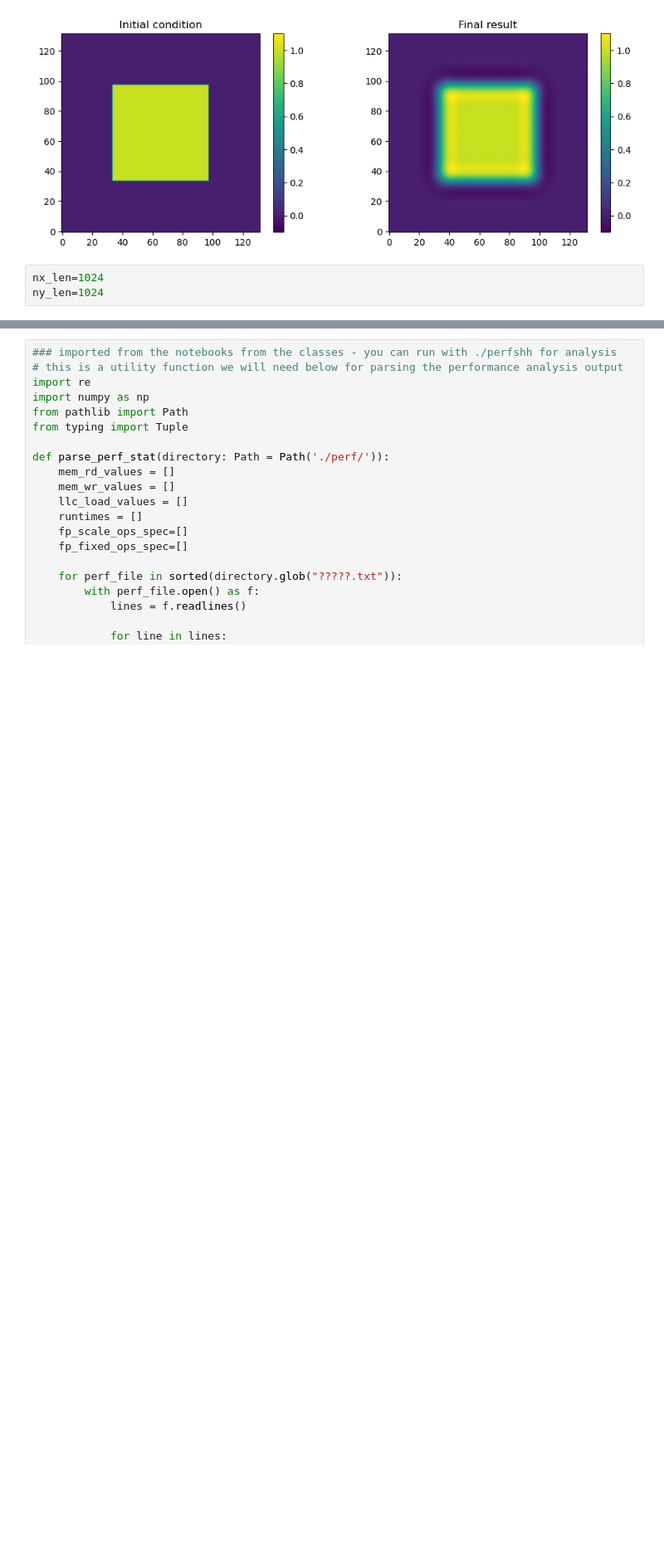
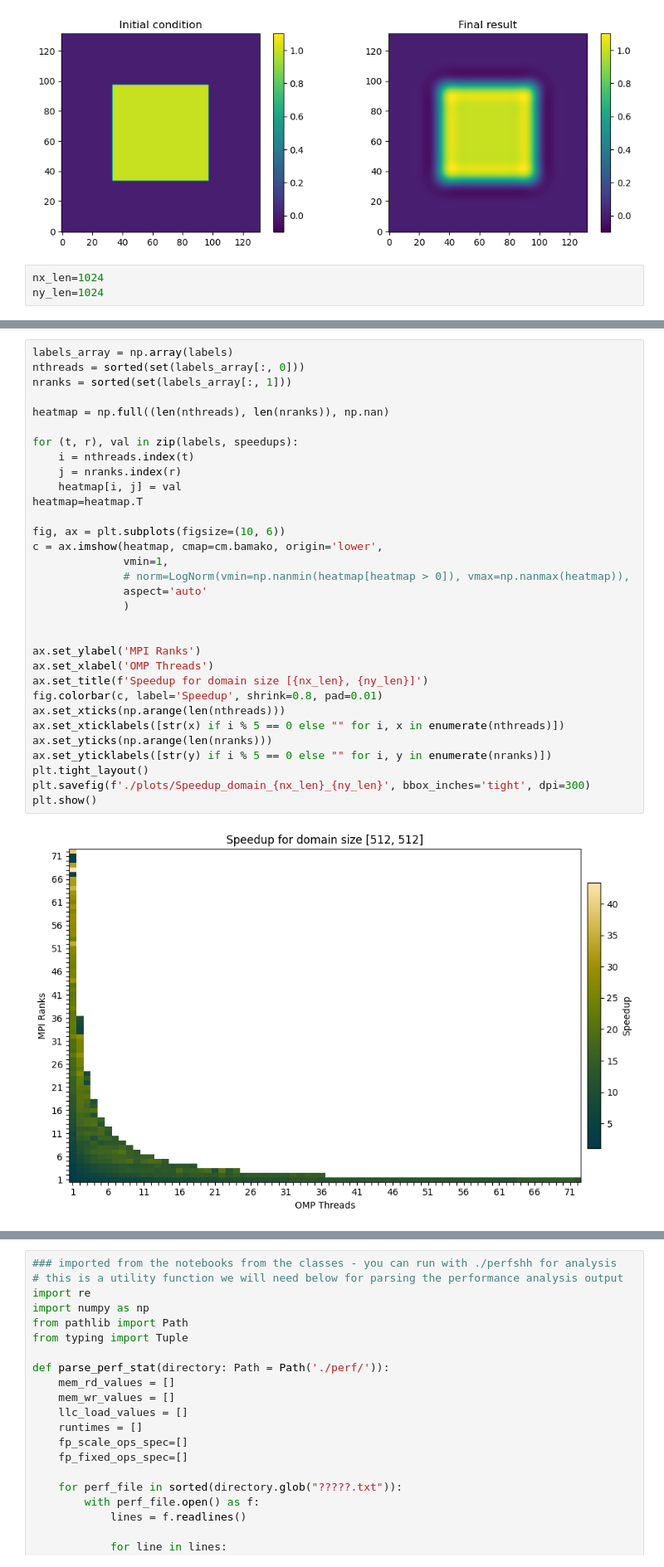
Before and after one commit to Rainette9/HPC4WC_proj5, a Jupyter notebook: OPENMP_MPI.ipynb, the cells around one changed output, grey strips where cells are left out. Shown at 83% size. Drawn from its saved outputs; the diff is of its cells as text; blank space fills up the shorter version.

```diff
--- a/OPENMP_MPI.ipynb
+++ b/OPENMP_MPI.ipynb
@@ -289,3 +307,37 @@ plt.show()
+# %%
+labels_array = np.array(labels)
+nthreads = sorted(set(labels_array[:, 0]))
+nranks = sorted(set(labels_array[:, 1]))
+
+heatmap = np.full((len(nthreads), len(nranks)), np.nan)
+
+for (t, r), val in zip(labels, speedups):
+    i = nthreads.index(t)
+    j = nranks.index(r)
+    heatmap[i, j] = val
+heatmap=heatmap.T
+
+fig, ax = plt.subplots(figsize=(10, 6))
+c = ax.imshow(heatmap, cmap=cm.bamako, origin='lower',
+              vmin=1,
+              # norm=LogNorm(vmin=np.nanmin(heatmap[heatmap > 0]), vmax=np.nanmax(heatmap)),
+              aspect='auto'
+              )
+
+
+ax.set_ylabel('MPI Ranks')
+ax.set_xlabel('OMP Threads')
+ax.set_title(f'Speedup for domain size [{nx_len}, {ny_len}]')
+fig.colorbar(c, label='Speedup', shrink=0.8, pad=0.01)
+ax.set_xticks(np.arange(len(nthreads)))
+ax.set_xticklabels([str(x) if i % 5 == 0 else "" for i, x in enumerate(nthreads)])
+ax.set_yticks(np.arange(len(nranks)))
+ax.set_yticklabels([str(y) if i % 5 == 0 else "" for i, y in enumerate(nranks)])
+plt.tight_layout()
+plt.savefig(f'./plots/Speedup_domain_{nx_len}_{ny_len}', bbox_inches='tight', dpi=300)
+plt.show()
+# %% [output]
+[figure, added]
 # %%
 labels_array = np.array(labels)
 nthreads = sorted(set(labels_array[:, 0]))
```
Also changed, not shown: parts of 8 cells of this notebook.
